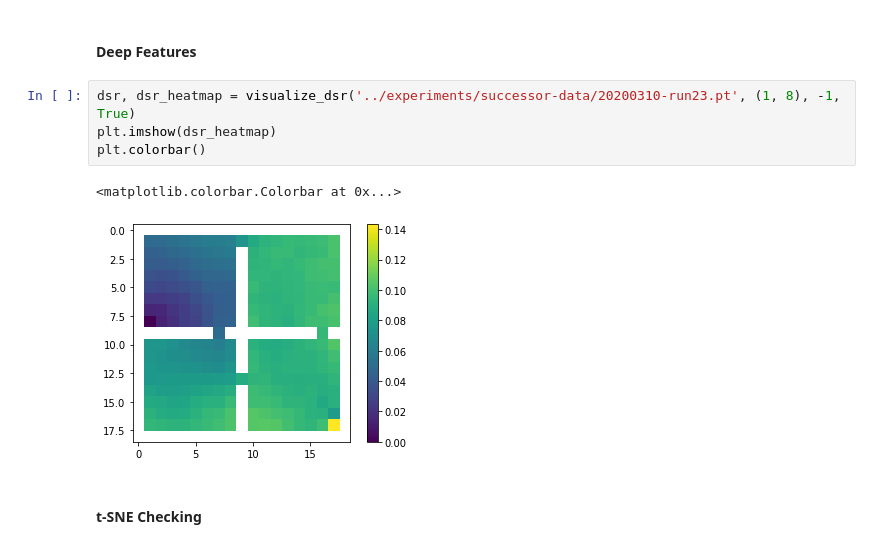
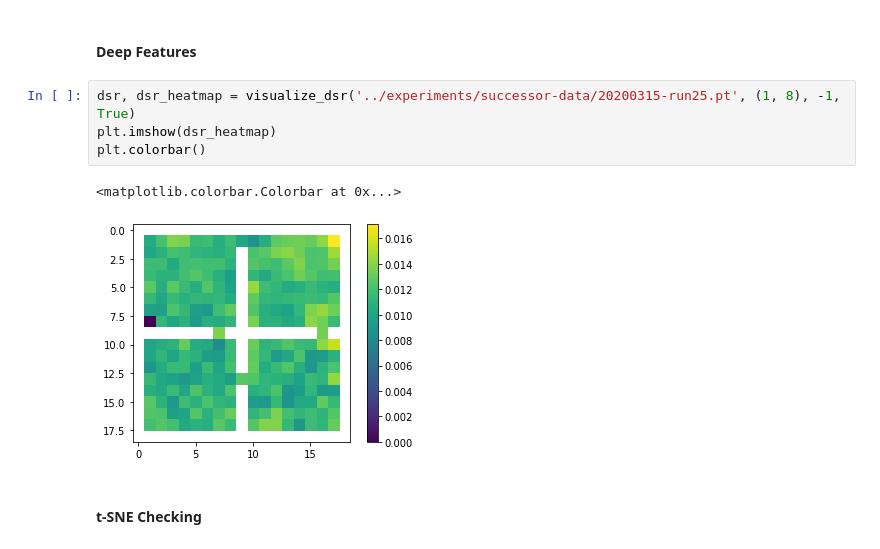
Before and after one commit to 2016choang/sfl, a Jupyter notebook: playground/DSR-exploration.ipynb, the cells around one changed output. Drawn from its saved outputs; the diff is of its cells as text.

```diff
--- a/playground/DSR-exploration.ipynb
+++ b/playground/DSR-exploration.ipynb
@@ -218,12 +220,12 @@ plt.imshow(dsr[7, 9].T)
 # %% [markdown]
 #### Deep Features
 # %%
-dsr, dsr_heatmap = visualize_dsr('../experiments/successor-data/20200310-run23.pt', (1, 8), -1, True)
+dsr, dsr_heatmap = visualize_dsr('../experiments/successor-data/20200315-run25.pt', (1, 8), -1, True)
 plt.imshow(dsr_heatmap)
 plt.colorbar()
 # %% [output]
 <matplotlib.colorbar.Colorbar at 0x...>
-[figure, old version]
+[figure, new version]
 # %% [markdown]
 #### t-SNE Checking
 # %%
```
Also changed, not shown: parts of 2 cells of this notebook, 10 other files.
